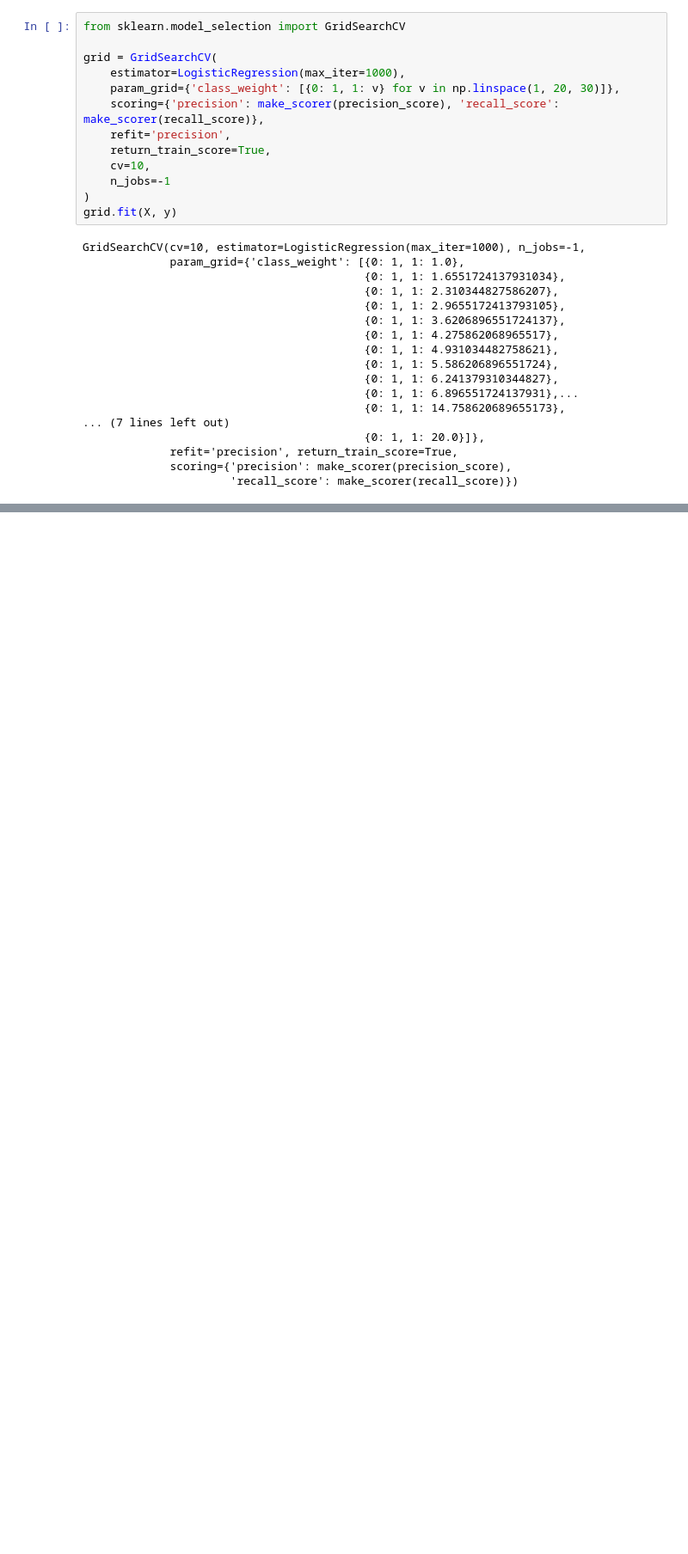
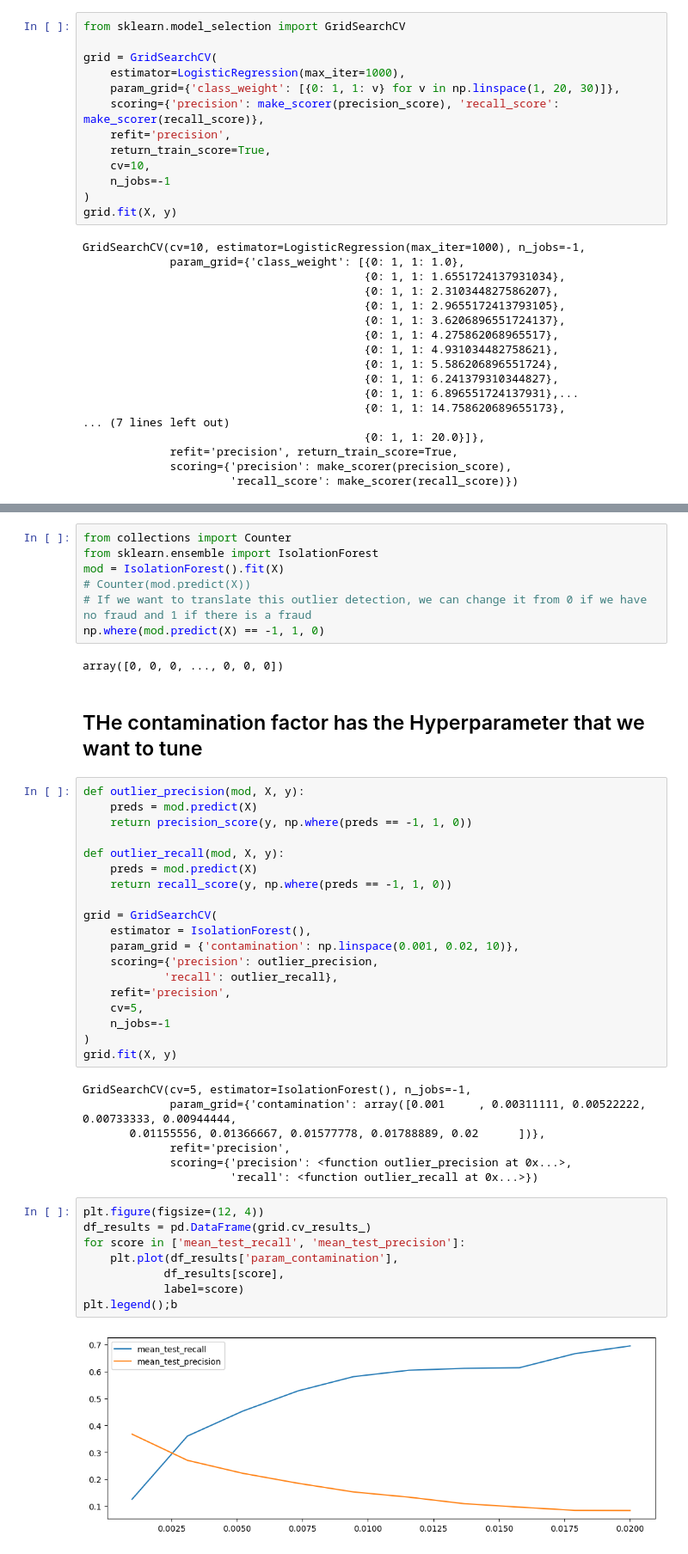
Before and after one commit to Victoran0/Machine-LEarning, a Jupyter notebook: Scikit Learn/metrics/metrics.ipynb, the cells around one changed output, grey strips where cells are left out. Shown: that part at 86% size. Drawn from its saved outputs; the diff is of its cells as text; blank space fills up the shorter version.

```diff
--- a/Scikit Learn/metrics/metrics.ipynb
+++ b/Scikit Learn/metrics/metrics.ipynb
@@ -170,0 +309,47 @@ Name: mean_test_precision, dtype: float64
+# %%
+from collections import Counter
+from sklearn.ensemble import IsolationForest
+mod = IsolationForest().fit(X)
+# Counter(mod.predict(X))
+# If we want to translate this outlier detection, we can change it from 0 if we have no fraud and 1 if there is a fraud
+np.where(mod.predict(X) == -1, 1, 0)
+# %% [output]
+array([0, 0, 0, ..., 0, 0, 0])
+# %% [markdown]
+## THe contamination factor has the Hyperparameter that we want to tune
+# %%
+def outlier_precision(mod, X, y):
+    preds = mod.predict(X)
+    return precision_score(y, np.where(preds == -1, 1, 0))
+
+def outlier_recall(mod, X, y):
+    preds = mod.predict(X)
+    return recall_score(y, np.where(preds == -1, 1, 0))
+
+grid = GridSearchCV(
+    estimator = IsolationForest(),
+    param_grid = {'contamination': np.linspace(0.001, 0.02, 10)},
+    scoring={'precision': outlier_precision,
+            'recall': outlier_recall},
+    refit='precision',
+    cv=5,
+    n_jobs=-1
+)
+grid.fit(X, y)
+# %% [output]
+GridSearchCV(cv=5, estimator=IsolationForest(), n_jobs=-1,
+             param_grid={'contamination': array([0.001     , 0.00311111, 0.00522222, 0.00733333, 0.00944444,
+       0.01155556, 0.01366667, 0.01577778, 0.01788889, 0.02      ])},
+             refit='precision',
+             scoring={'precision': <function outlier_precision at 0x...>,
+                      'recall': <function outlier_recall at 0x...>})
+# %%
+plt.figure(figsize=(12, 4))
+df_results = pd.DataFrame(grid.cv_results_)
+for score in ['mean_test_recall', 'mean_test_precision']:
+    plt.plot(df_results['param_contamination'],
+            df_results[score],
+            label=score)
+plt.legend();b
+# %% [output]
+[figure, added]
```
Also changed, not shown: parts of 19 cells of this notebook, 1 other file.
